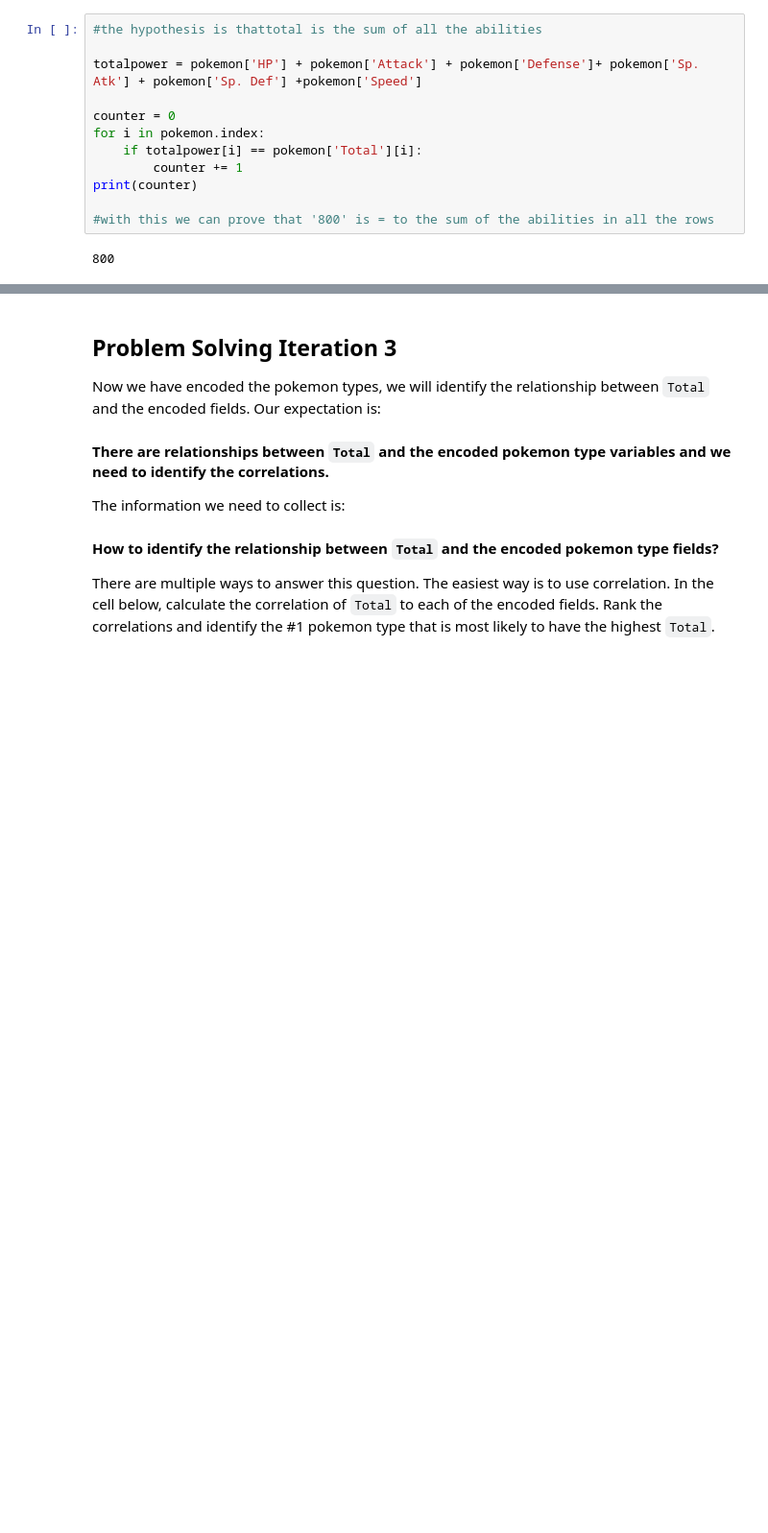
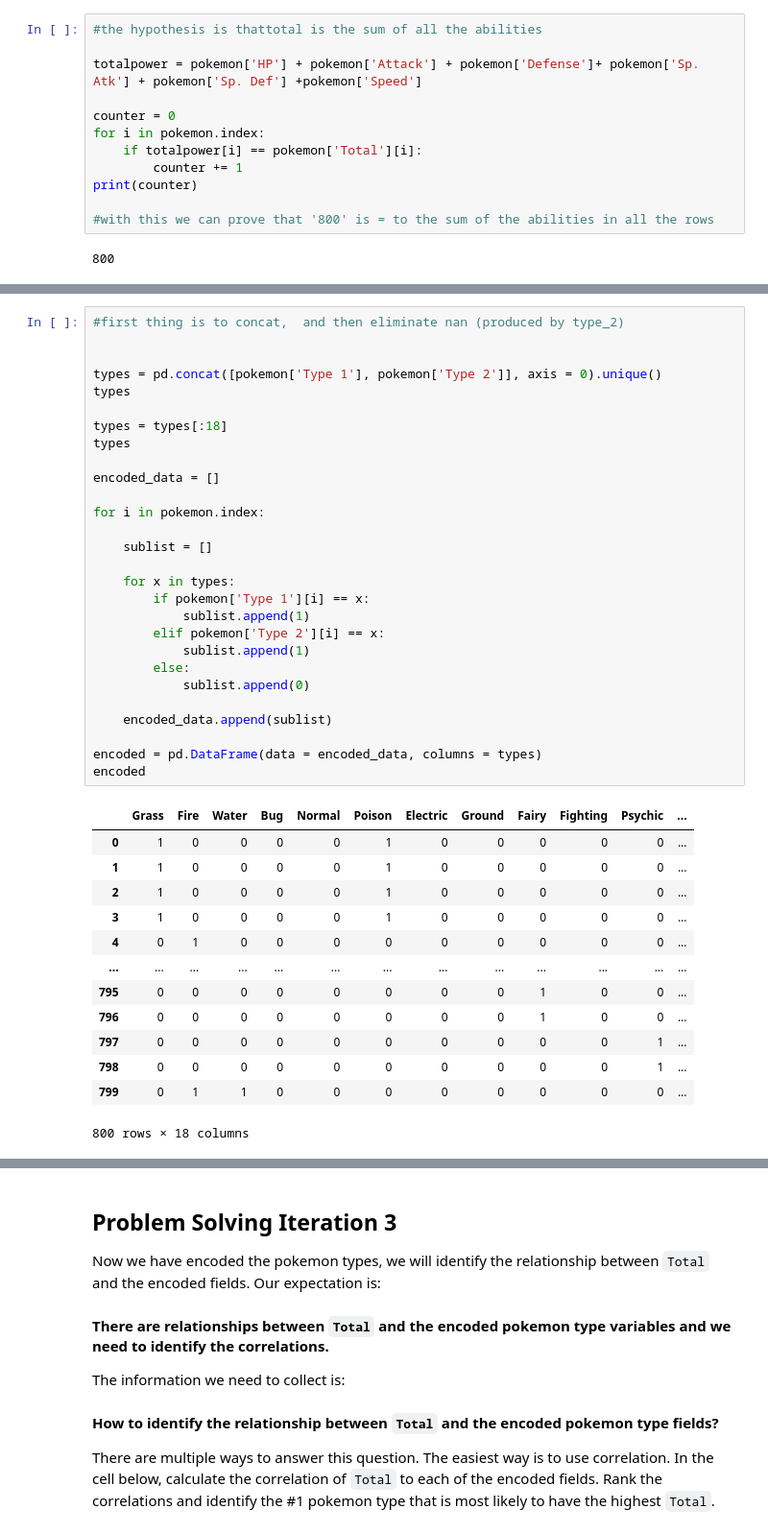
Before and after one commit to jorgegaytan/lab-dataframe-calculations, a Jupyter notebook: your-code/challenge-2.ipynb, the cells around one changed output, grey strips where cells are left out. Shown at 96% size. Cells and saved outputs as stored; diff of their text form; blank space fills up the shorter version.

```diff
--- a/your-code/challenge-2.ipynb
+++ b/your-code/challenge-2.ipynb
@@ -100,3 +100,45 @@ For instance, if a pokemon has `Type 1` as `Poison` and `Type 2` as `Fire`, then
 The new numerical variables you create should look like below:
 
 ![One Hot Encoding](../images/one-hot-encoding.png)
+# %%
+#first thing is to concat,  and then eliminate nan (produced by type_2)
+
+
+types = pd.concat([pokemon['Type 1'], pokemon['Type 2']], axis = 0).unique()
+types
+
+types = types[:18]
+types
+
+encoded_data = []
+
+for i in pokemon.index:
+
+    sublist = []
+
+    for x in types:
+        if pokemon['Type 1'][i] == x:
+            sublist.append(1)
+        elif pokemon['Type 2'][i] == x:
+            sublist.append(1)
+        else:
+            sublist.append(0)
+
+    encoded_data.append(sublist)
+
+encoded = pd.DataFrame(data = encoded_data, columns = types)
+encoded
+# %% [output]
+|  | Grass | Fire | Water | Bug | Normal | Poison | Electric | Ground | Fairy | Fighting | Psychic | ... |
+| 0 | 1 | 0 | 0 | 0 | 0 | 1 | 0 | 0 | 0 | 0 | 0 | ... |
+| 1 | 1 | 0 | 0 | 0 | 0 | 1 | 0 | 0 | 0 | 0 | 0 | ... |
+| 2 | 1 | 0 | 0 | 0 | 0 | 1 | 0 | 0 | 0 | 0 | 0 | ... |
+| 3 | 1 | 0 | 0 | 0 | 0 | 1 | 0 | 0 | 0 | 0 | 0 | ... |
+| 4 | 0 | 1 | 0 | 0 | 0 | 0 | 0 | 0 | 0 | 0 | 0 | ... |
+| ... | ... | ... | ... | ... | ... | ... | ... | ... | ... | ... | ... | ... |
+| 795 | 0 | 0 | 0 | 0 | 0 | 0 | 0 | 0 | 1 | 0 | 0 | ... |
+| 796 | 0 | 0 | 0 | 0 | 0 | 0 | 0 | 0 | 1 | 0 | 0 | ... |
+| 797 | 0 | 0 | 0 | 0 | 0 | 0 | 0 | 0 | 0 | 0 | 1 | ... |
+| 798 | 0 | 0 | 0 | 0 | 0 | 0 | 0 | 0 | 0 | 0 | 1 | ... |
+| 799 | 0 | 1 | 1 | 0 | 0 | 0 | 0 | 0 | 0 | 0 | 0 | ... |
+800 rows × 18 columns
```
Also changed, not shown: parts of 3 cells of this notebook.
